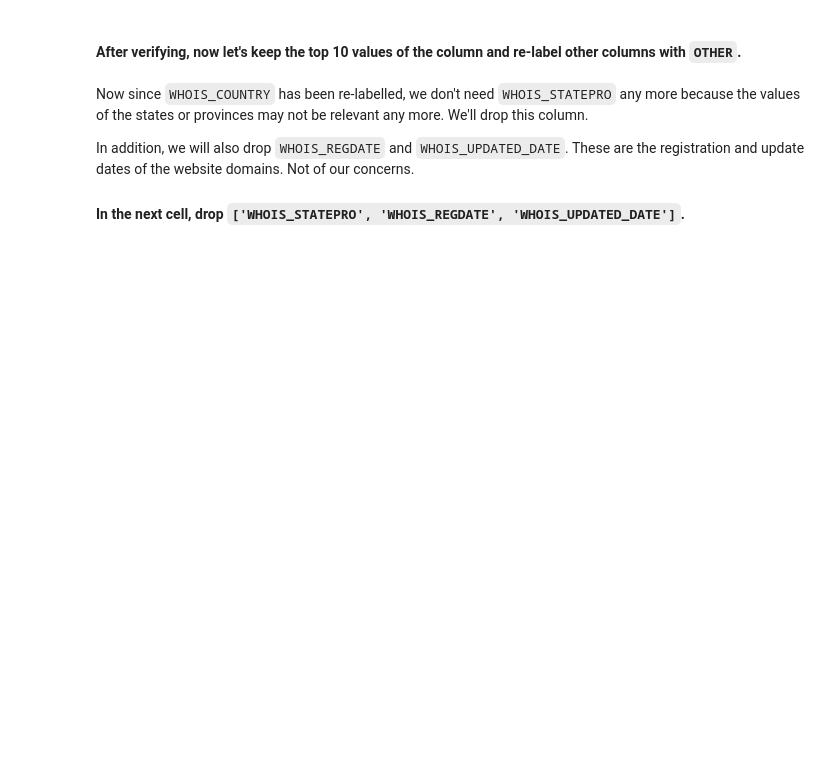
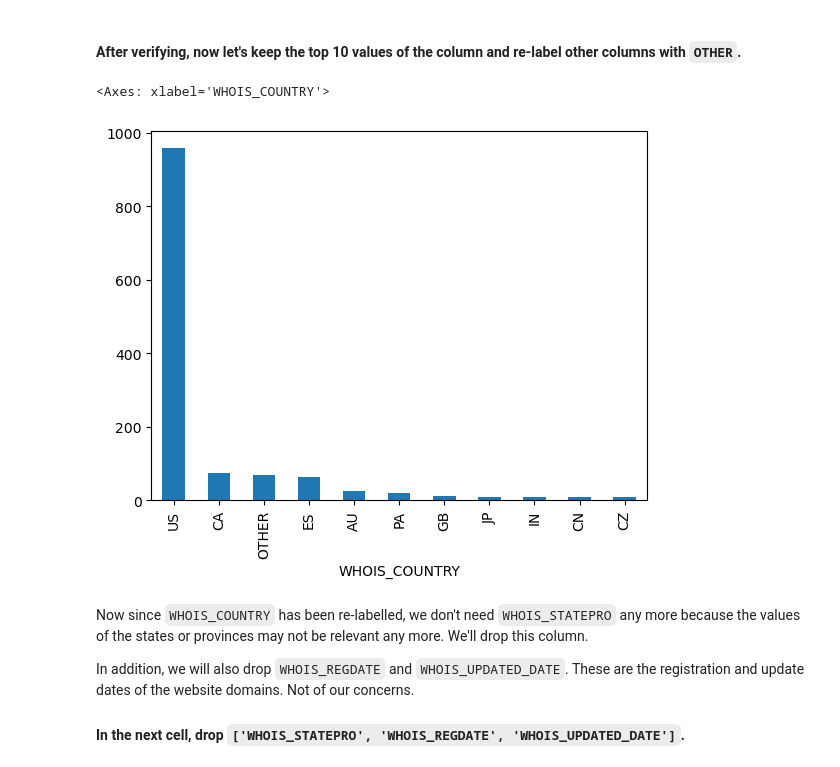
Before and after one commit to ta-data-lis/lab-supervised-learning, a Jupyter notebook: your-code/main.ipynb, the cells around one changed output. Drawn from its saved outputs; the diff is of its cells as text; code cells hidden in the pictures; blank space fills up the shorter version.

```diff
--- a/your-code/main.ipynb
+++ b/your-code/main.ipynb
@@ -130,3 +248,18 @@ The `WHOIS_COUNTRY` column happens to be this case. You can verify it by print a
+# %%
+top_countries = websites['WHOIS_COUNTRY'].value_counts().head(10).index
+
+def label_countries(country):
+    if country in top_countries:
+        return country
+    else:
+        return 'OTHER'
+
+websites['WHOIS_COUNTRY'] = websites['WHOIS_COUNTRY'].apply(label_countries)
+# %%
+websites["WHOIS_COUNTRY"].value_counts().plot(kind='bar')
+# %% [output]
+<Axes: xlabel='WHOIS_COUNTRY'>
+[figure, added]
 # %% [markdown]
 Now since `WHOIS_COUNTRY` has been re-labelled, we don't need `WHOIS_STATEPRO` any more because the values of the states or provinces may not be relevant any more. We'll drop this column.
 
```
Also changed, not shown: parts of 66 cells of this notebook.
